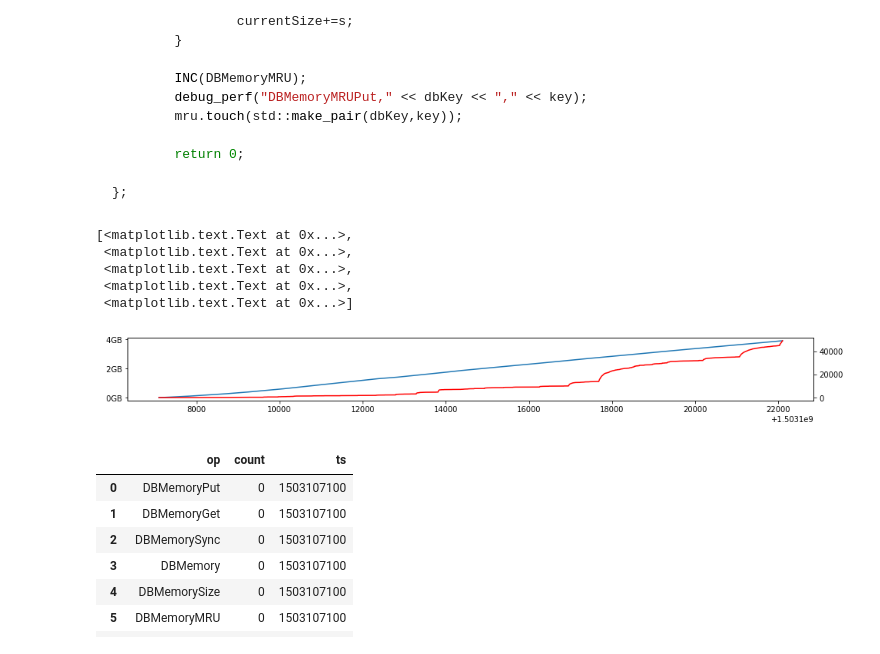
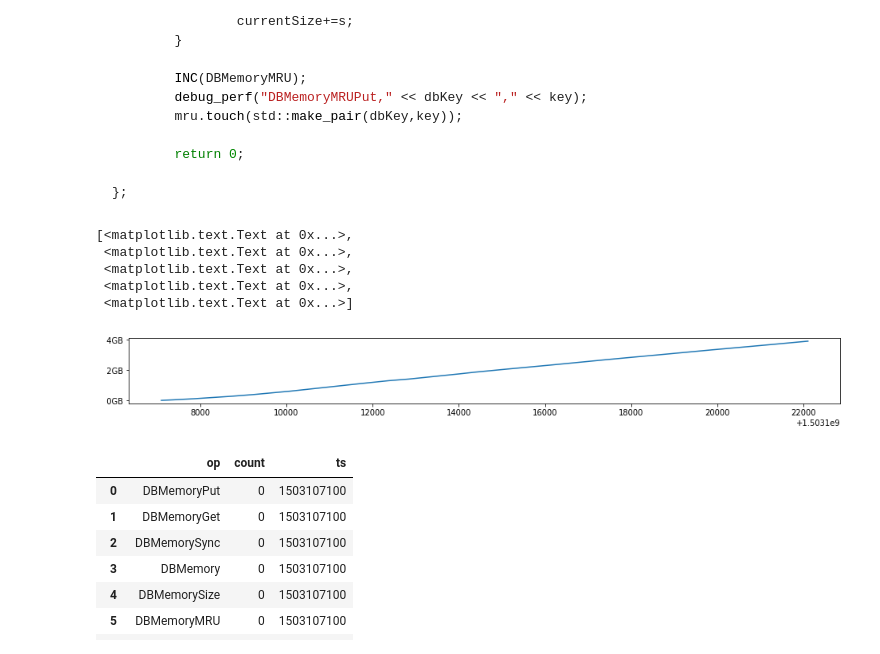
Before and after one commit to michaelsevilla/parsplice-popper, a Jupyter notebook: viz/viz-keyspace-size.ipynb, the cells around one changed output. Drawn from its saved outputs; the diff is of its cells as text; code cells hidden in the pictures.

```diff
--- a/viz/viz-keyspace-size.ipynb
+++ b/viz/viz-keyspace-size.ipynb
@@ -180,17 +177,15 @@ int STLLocalDataStore::put(unsigned int dbKey, uint64_t &key, Rd &data){
 # %%
 fig, ax = plt.subplots(1, 1, figsize=(16, 1.5))
 df = frame[(frame['op'] == 'DBMemorySize')]
 ax.plot(df['ts'], df['count'])
-df = frame[(frame['op'] == 'DBMemory')]
-ax.twinx().plot(df['ts'], df['count'], color='red')
 ax.set_yticklabels(['{:3.0f}GB'.format(yval/1000000000) for yval in ax.get_yticks()])
 # %% [output]
 [<matplotlib.text.Text at 0x...>,
  <matplotlib.text.Text at 0x...>,
  <matplotlib.text.Text at 0x...>,
  <matplotlib.text.Text at 0x...>,
  <matplotlib.text.Text at 0x...>]
-[figure, old version]
+[figure, new version]
 # %%
 frame.head(13)
 # %% [output]
```
Also changed, not shown: parts of 6 cells of this notebook, 2 other files.
